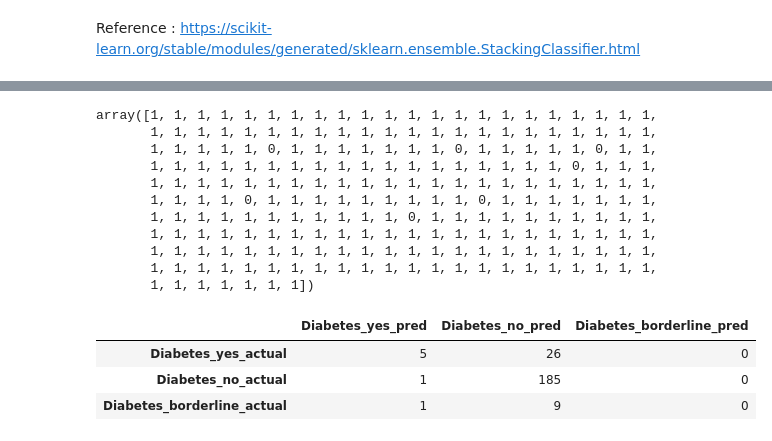
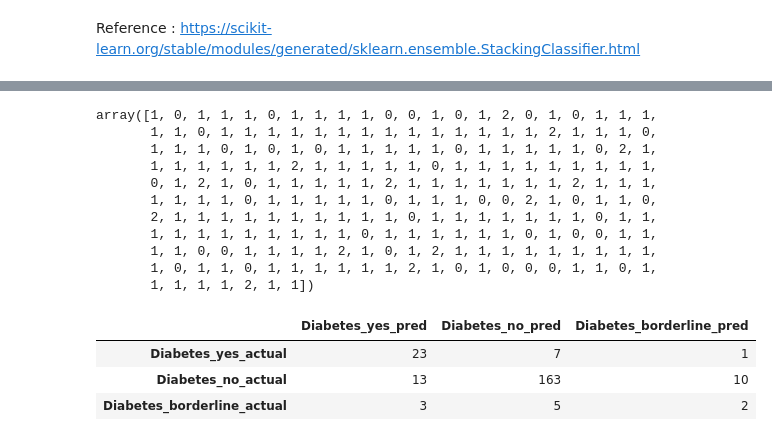
Before and after one commit to ryansoh-42/interpretable-ML-T2DM, a Jupyter notebook: notebooks/07_stacked_ensemble.ipynb, the cells around one changed output, grey strips where cells are left out. Drawn from its saved outputs; the diff is of its cells as text; code cells hidden in the pictures.

Commit message:
stack finalisation, results comparison

```diff
--- a/notebooks/07_stacked_ensemble.ipynb
+++ b/notebooks/07_stacked_ensemble.ipynb
@@ -49,18 +47,13 @@ nn_clf = KerasClassifier(model=nn_model, epochs=0)
 # %%
 # Build stacking ensemble (excluding neural network for scikit-learn StackingClassifier)
-base_estimators = [
-    ("dt", dt_model),
+base_models = [
     ("rf", rf_model),
     ("xgb", xgb_model),
-    ("adb", adb_model),
-    ("lgr", lgr_model),
-    ("knn", knn_model),
-    ("svc", svc_model),
-    ("nn", nn_clf)
-]
+    ("lgr", lgr_model)
+    ]
 
 # Define meta-model
-meta_model = LogisticRegression(class_weight="balanced", max_iter=100, multi_class="multinomial", n_jobs=-1, random_state=42)
+meta_model = LogisticRegression(class_weight="balanced", max_iter=100, multi_class="multinomial", n_jobs=-1, random_state=RANDOM_STATE)
 
 # Create StratifiedKFold for cross validation
 cv = StratifiedKFold(n_splits=5, shuffle=True, random_state=42)
@@ -150,0 +146,15 @@ StackingCVClassifier(classifiers=[RandomForestClassifier(class_weight='balanced'
+# %%
+# Create the optimised meta-model and stacking ensemble
+meta_model_optimised = LogisticRegression(class_weight="balanced", C=1, max_iter=100, penalty="l2", multi_class="multinomial", solver="lbfgs", n_jobs=-1, random_state=RANDOM_STATE)
+
+stacking_clf_model = StackingClassifier(
+    estimators=base_models,
+    final_estimator=meta_model_optimised,
+    cv=cv,
+    n_jobs=-1,
+    stack_method="predict_proba",
+    passthrough=False
+    )
+
+# Fit the stacking ensemble with training
+stacking_clf_model.fit(X_train, y_train)
@@ -151,31 +179,31 @@ StackingCVClassifier(classifiers=[RandomForestClassifier(class_weight='balanced'
 # %%
-# Predict using the stacking ensemble
-y_pred = stacking_clf.predict(X_test_scaled)
+# Predict using the stacking ensemble|
+y_pred = stacking_clf_model.predict(X_test)
 y_pred
 # %% [output]
-array([1, 1, 1, 1, 1, 1, 1, 1, 1, 1, 1, 1, 1, 1, 1, 1, 1, 1, 1, 1, 1, 1,
-       1, 1, 1, 1, 1, 1, 1, 1, 1, 1, 1, 1, 1, 1, 1, 1, 1, 1, 1, 1, 1, 1,
-       1, 1, 1, 1, 1, 0, 1, 1, 1, 1, 1, 1, 1, 0, 1, 1, 1, 1, 1, 0, 1, 1,
-       1, 1, 1, 1, 1, 1, 1, 1, 1, 1, 1, 1, 1, 1, 1, 1, 1, 1, 0, 1, 1, 1,
-       1, 1, 1, 1, 1, 1, 1, 1, 1, 1, 1, 1, 1, 1, 1, 1, 1, 1, 1, 1, 1, 1,
-       1, 1, 1, 1, 0, 1, 1, 1, 1, 1, 1, 1, 1, 1, 0, 1, 1, 1, 1, 1, 1, 1,
-       1, 1, 1, 1, 1, 1, 1, 1, 1, 1, 1, 0, 1, 1, 1, 1, 1, 1, 1, 1, 1, 1,
-       1, 1, 1, 1, 1, 1, 1, 1, 1, 1, 1, 1, 1, 1, 1, 1, 1, 1, 1, 1, 1, 1,
-       1, 1, 1, 1, 1, 1, 1, 1, 1, 1, 1, 1, 1, 1, 1, 1, 1, 1, 1, 1, 1, 1,
-       1, 1, 1, 1, 1, 1, 1, 1, 1, 1, 1, 1, 1, 1, 1, 1, 1, 1, 1, 1, 1, 1,
-       1, 1, 1, 1, 1, 1, 1])
+array([1, 0, 1, 1, 1, 0, 1, 1, 1, 1, 0, 0, 1, 0, 1, 2, 0, 1, 0, 1, 1, 1,
+       1, 1, 0, 1, 1, 1, 1, 1, 1, 1, 1, 1, 1, 1, 1, 1, 1, 2, 1, 1, 1, 0,
+       1, 1, 1, 0, 1, 0, 1, 0, 1, 1, 1, 1, 1, 0, 1, 1, 1, 1, 1, 0, 2, 1,
+       1, 1, 1, 1, 1, 1, 2, 1, 1, 1, 1, 1, 0, 1, 1, 1, 1, 1, 1, 1, 1, 1,
+       0, 1, 2, 1, 0, 1, 1, 1, 1, 1, 2, 1, 1, 1, 1, 1, 1, 1, 2, 1, 1, 1,
+       1, 1, 1, 1, 0, 1, 1, 1, 1, 1, 0, 1, 1, 1, 0, 0, 2, 1, 0, 1, 1, 0,
+       2, 1, 1, 1, 1, 1, 1, 1, 1, 1, 1, 0, 1, 1, 1, 1, 1, 1, 1, 0, 1, 1,
+       1, 1, 1, 1, 1, 1, 1, 1, 1, 0, 1, 1, 1, 1, 1, 1, 0, 1, 0, 0, 1, 1,
+       1, 1, 0, 0, 1, 1, 1, 1, 2, 1, 0, 1, 2, 1, 1, 1, 1, 1, 1, 1, 1, 1,
+       1, 0, 1, 1, 0, 1, 1, 1, 1, 1, 1, 2, 1, 0, 1, 0, 0, 0, 1, 1, 0, 1,
+       1, 1, 1, 1, 2, 1, 1])
 # %%
 # Generate confusion matrix and display with each row and column labelled
-sclf_cnf_matrix_test = confusion_matrix(y_test, y_pred, labels=dt_model.classes_)
+sclf_cnf_matrix_test = confusion_matrix(y_test, y_pred, labels=stacking_clf_model.classes_)
 
 cnf_matrix_test_df = pd.DataFrame(sclf_cnf_matrix_test, columns=["Diabetes_yes_pred", "Diabetes_no_pred", "Diabetes_borderline_pred"],
                                     index=["Diabetes_yes_actual", "Diabetes_no_actual", "Diabetes_borderline_actual"])
 cnf_matrix_test_df
 # %% [output]
 |  | Diabetes_yes_pred | Diabetes_no_pred | Diabetes_borderline_pred |
-| Diabetes_yes_actual | 5 | 26 | 0 |
-| Diabetes_no_actual | 1 | 185 | 0 |
-| Diabetes_borderline_actual | 1 | 9 | 0 |
+| Diabetes_yes_actual | 23 | 7 | 1 |
+| Diabetes_no_actual | 13 | 163 | 10 |
+| Diabetes_borderline_actual | 3 | 5 | 2 |
 # %%
 # Generate classification report
 sclf_model_classfication_report = classification_report(y_test, y_pred, target_names=["Diabetes_yes", "Diabetes_no", "Diabetes_borderline"], output_dict=True)
```
Also changed, not shown: parts of 16 cells of this notebook, 2 other files.
